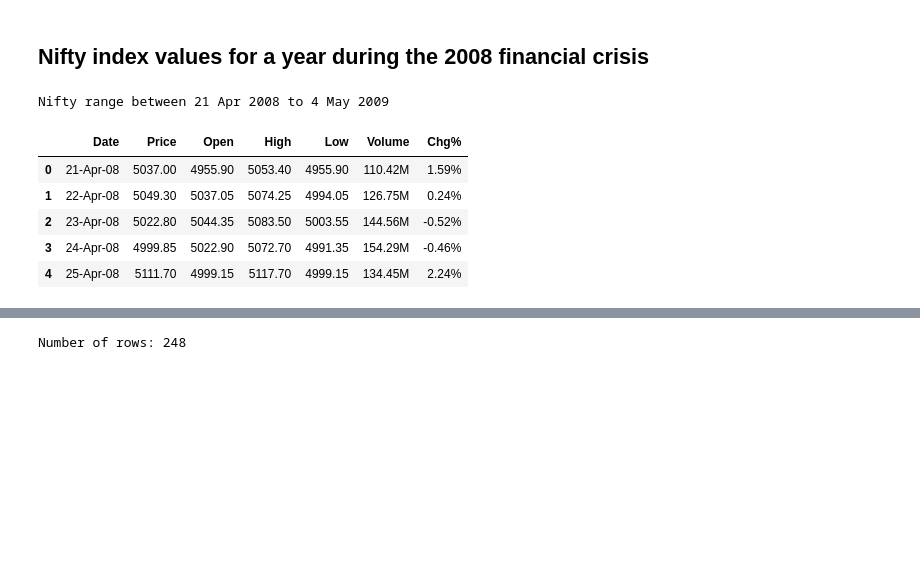
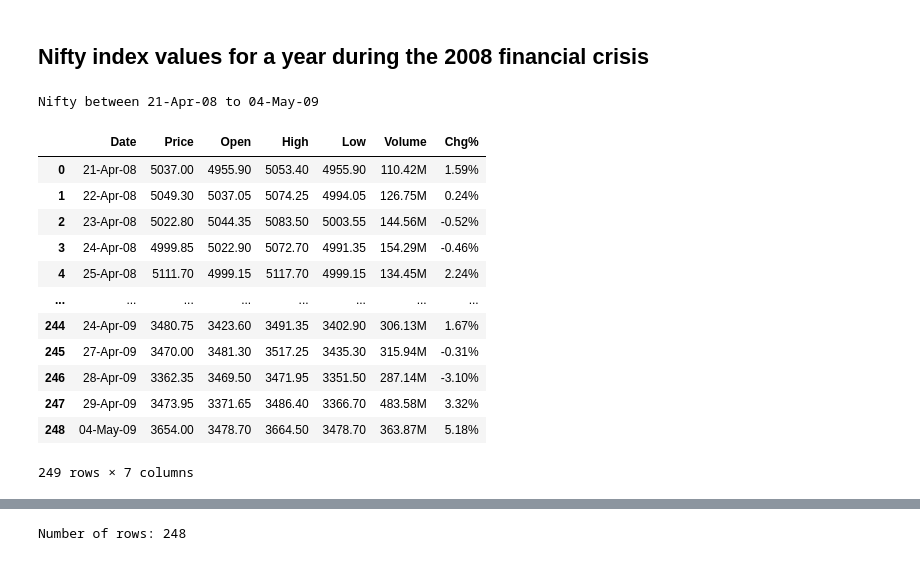
Before and after one commit to danishsaeed2/analytics_projects, a Jupyter notebook: market_analysis_2008_2020/market_crash_2008.ipynb, the cells around one changed output, grey strips where cells are left out. Cells and saved outputs as stored; diff of their text form; code cells hidden in the pictures; blank space fills up the shorter version.

```diff
--- a/market_analysis_2008_2020/market_crash_2008.ipynb
+++ b/market_analysis_2008_2020/market_crash_2008.ipynb
@@ -15,13 +15,20 @@ from statsmodels.graphics.gofplots import qqplot
 ## Nifty index values for a year during the 2008 financial crisis
 # %%
 data = pd.read_csv("2008 Great Recession.csv")
-print("Nifty range between 21 Apr 2008 to 4 May 2009")
-data.head(5)
+print("Nifty between {} to {}".format(data["Date"].iloc[0],data["Date"].iloc[-1]))
+data
 # %% [output]
-Nifty range between 21 Apr 2008 to 4 May 2009
+Nifty between 21-Apr-08 to 04-May-09
 |  | Date | Price | Open | High | Low | Volume | Chg% |
 | 0 | 21-Apr-08 | 5037.00 | 4955.90 | 5053.40 | 4955.90 | 110.42M | 1.59% |
 | 1 | 22-Apr-08 | 5049.30 | 5037.05 | 5074.25 | 4994.05 | 126.75M | 0.24% |
 | 2 | 23-Apr-08 | 5022.80 | 5044.35 | 5083.50 | 5003.55 | 144.56M | -0.52% |
 | 3 | 24-Apr-08 | 4999.85 | 5022.90 | 5072.70 | 4991.35 | 154.29M | -0.46% |
 | 4 | 25-Apr-08 | 5111.70 | 4999.15 | 5117.70 | 4999.15 | 134.45M | 2.24% |
+| ... | ... | ... | ... | ... | ... | ... | ... |
+| 244 | 24-Apr-09 | 3480.75 | 3423.60 | 3491.35 | 3402.90 | 306.13M | 1.67% |
+| 245 | 27-Apr-09 | 3470.00 | 3481.30 | 3517.25 | 3435.30 | 315.94M | -0.31% |
+| 246 | 28-Apr-09 | 3362.35 | 3469.50 | 3471.95 | 3351.50 | 287.14M | -3.10% |
+| 247 | 29-Apr-09 | 3473.95 | 3371.65 | 3486.40 | 3366.70 | 483.58M | 3.32% |
+| 248 | 04-May-09 | 3654.00 | 3478.70 | 3664.50 | 3478.70 | 363.87M | 5.18% |
+249 rows × 7 columns
```
Also changed, not shown: parts of 13 cells of this notebook.
